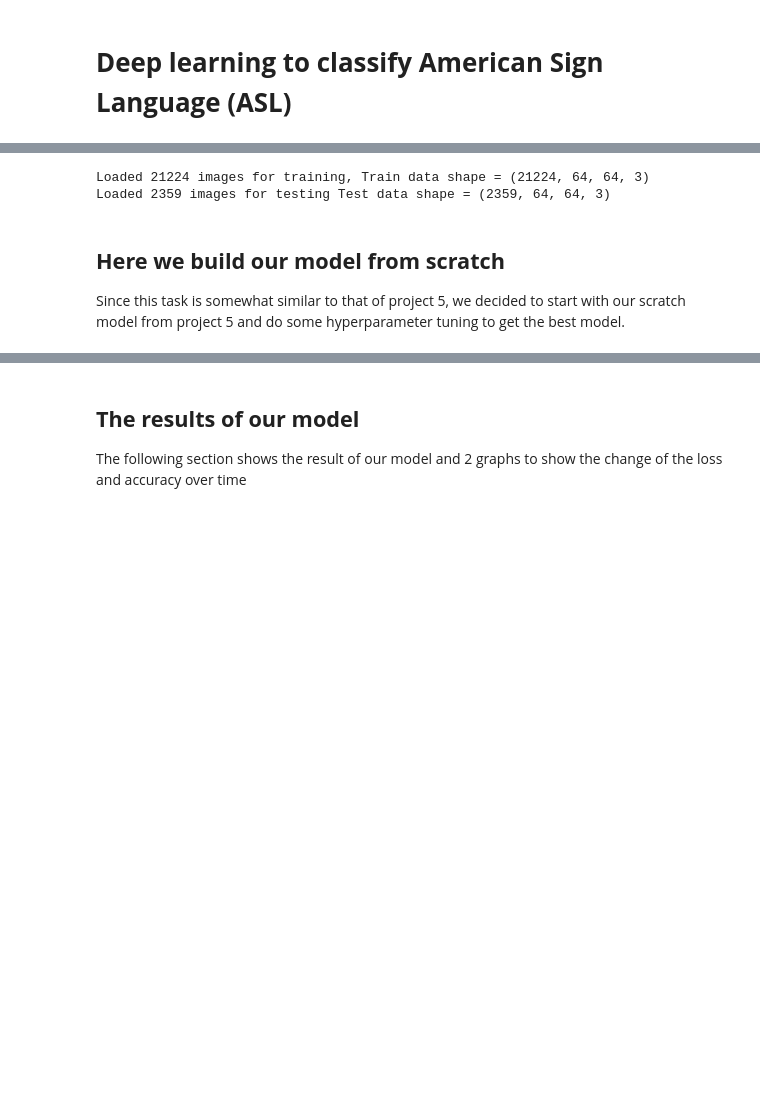
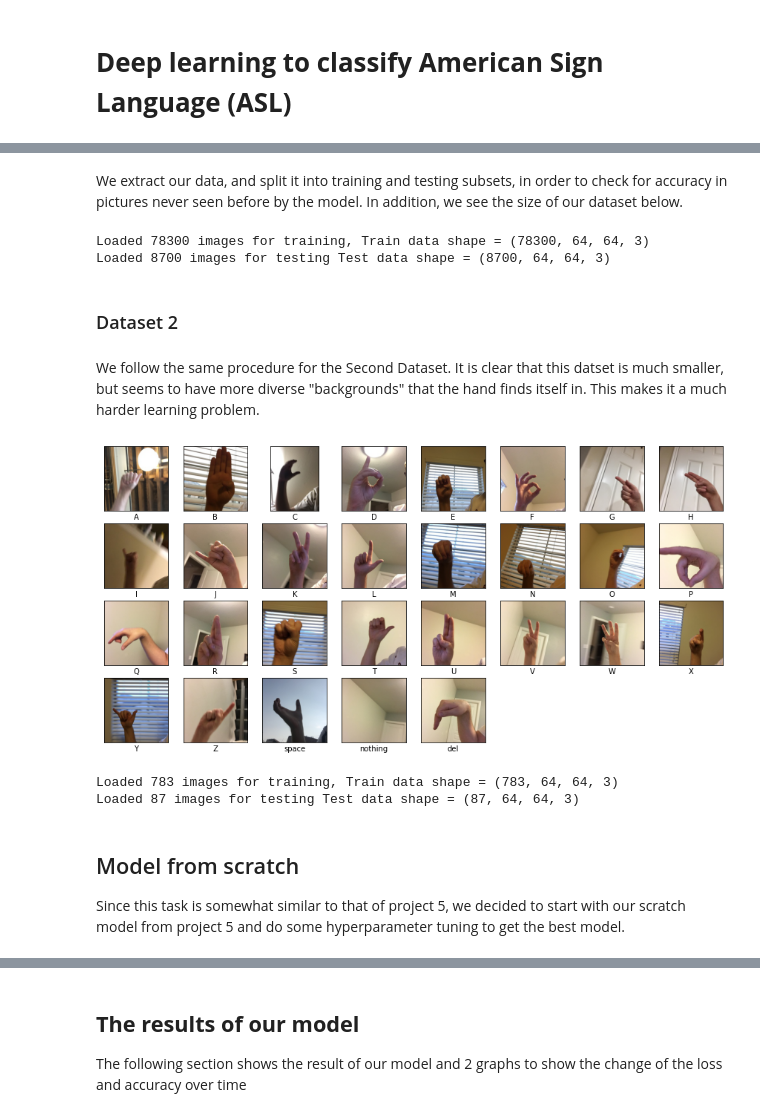
Before and after one commit to Basel-Elzatahry/ASL, a Jupyter notebook: blog_post.ipynb, the cells around one changed output, grey strips where cells are left out. Drawn from its saved outputs; the diff is of its cells as text; code cells hidden in the pictures; blank space fills up the shorter version.

```diff
--- a/blog_post.ipynb
+++ b/blog_post.ipynb
@@ -40,12 +54,31 @@ visualize(train_dir)
+# %% [markdown]
+We extract our data, and split it into training and testing subsets, in order to check for accuracy in pictures never seen before by the model. In addition, we see the size of our dataset below.
 # %%
-from to_import import loadData
-
-x_train, x_test, y_train, y_test = loadData(train_dir)
+from to_import import load_data,split_data
+# split_data(train_dir)
+x_train, x_test, y_train, y_test = load_data(train_dir)
 # %% [output]
-Loaded 21224 images for training, Train data shape = (21224, 64, 64, 3)
-Loaded 2359 images for testing Test data shape = (2359, 64, 64, 3)
+Loaded 78300 images for training, Train data shape = (78300, 64, 64, 3)
+Loaded 8700 images for testing Test data shape = (8700, 64, 64, 3)
+# %% [markdown]
+### Dataset 2
+# %% [markdown]
+We follow the same procedure for the Second Dataset. It is clear that this datset is much smaller, but seems to have more diverse "backgrounds" that the hand finds itself in. This makes it a much harder learning problem.
+# %%
+from to_import import visualize
+train_dir2 = '../archive-2'
+# %%
+
+visualize(train_dir2)
+# %% [output]
+[figure, added]
+# %%
+x2_train, x2_test, y2_train, y2_test = load_data(train_dir2)
+# %% [output]
+Loaded 783 images for training, Train data shape = (783, 64, 64, 3)
+Loaded 87 images for testing Test data shape = (87, 64, 64, 3)
 # %% [markdown]
-## <b>Here we build our model from scratch<b>
+## Model from scratch
 
 Since this task is somewhat similar to that of project 5, we decided to start with our scratch model from project 5 and do some hyperparameter tuning to get the best model.
 # %%
```
Also changed, not shown: parts of 49 cells of this notebook, 5 other files.
